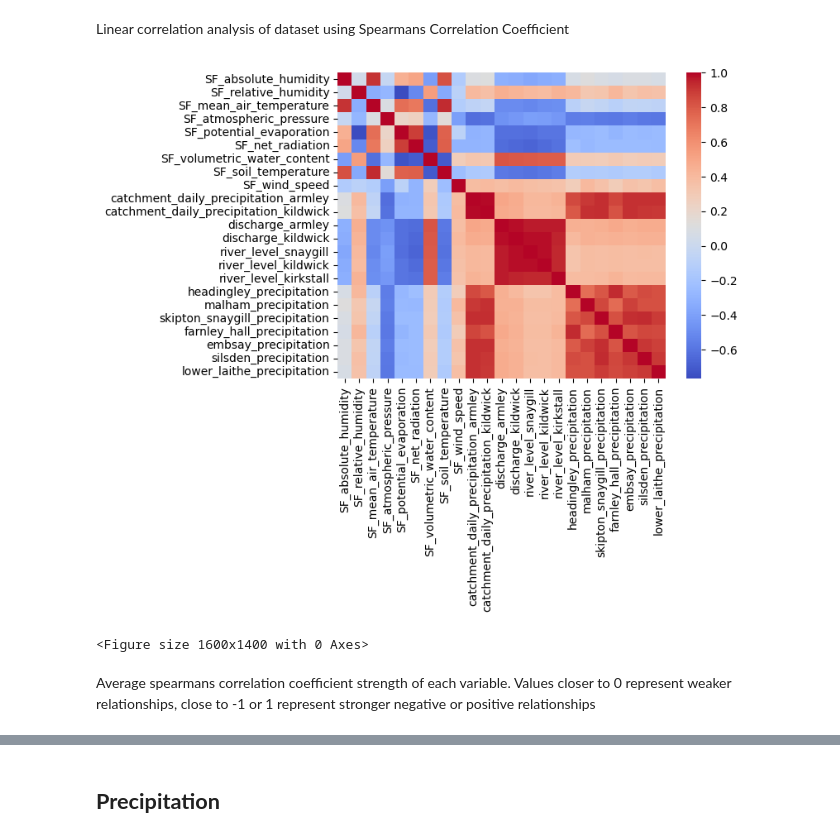
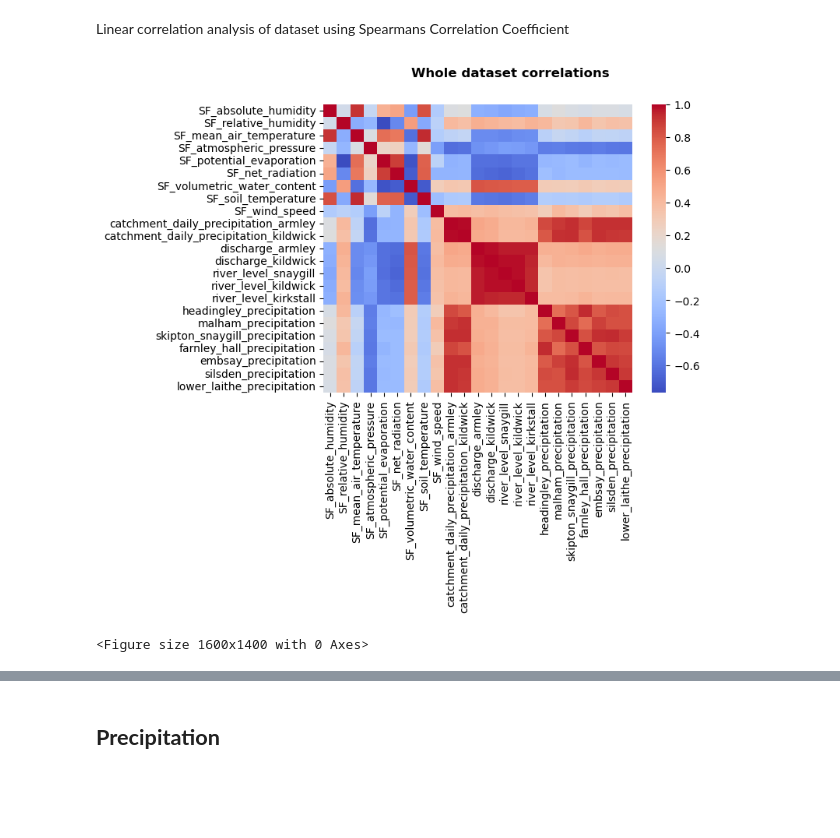
Before and after one commit to twrighta/Dissertation, a Jupyter notebook: Dissertation_EDA.ipynb, the cells around one changed output, grey strips where cells are left out. Drawn from its saved outputs; the diff is of its cells as text; code cells hidden in the pictures; blank space fills up the shorter version.

```diff
--- a/Dissertation_EDA.ipynb
+++ b/Dissertation_EDA.ipynb
@@ -48,15 +48,19 @@ Linear correlation analysis of dataset using Spearmans Correlation Coefficient
 # %%
 full_dataset_corr = full_dataset.corr(numeric_only = True,
                                      method = 'spearman')
 
 full_dataset_corr_heatmap = sns.heatmap(data = full_dataset_corr,
                                         cbar = True,
                                         cmap = 'coolwarm'
                                        )
+plt.suptitle('Whole dataset correlations',
+             fontweight = 'bold'
+            )
 plt.figure(figsize = (16,14))
+
+plt.savefig(fname = 'D:/Year 3/GEOG3605 - Dissertation/EDA_graphs/full_dataset_corr_heatmap',
+                format = 'jpg')
 plt.show(full_dataset_corr_heatmap)
 # %% [output]
-[figure, old version]
+[figure, new version]
 <Figure size 1600x1400 with 0 Axes>
-# %% [markdown]
-Average spearmans correlation coefficient strength of each variable. Values closer to 0 represent weaker relationships, close to -1 or 1 represent stronger negative or positive relationships
```
Also changed, not shown: parts of 21 cells of this notebook.
